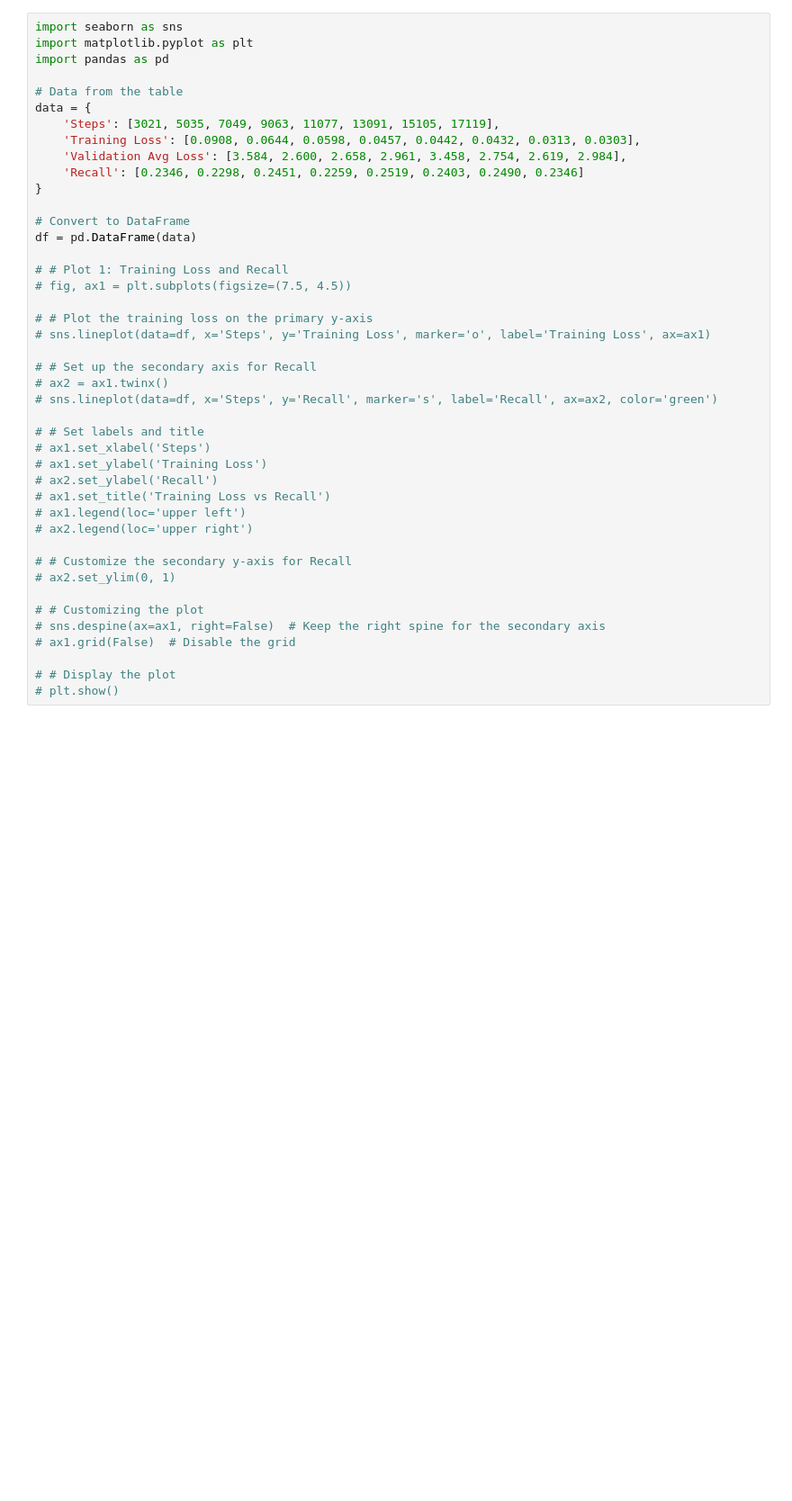
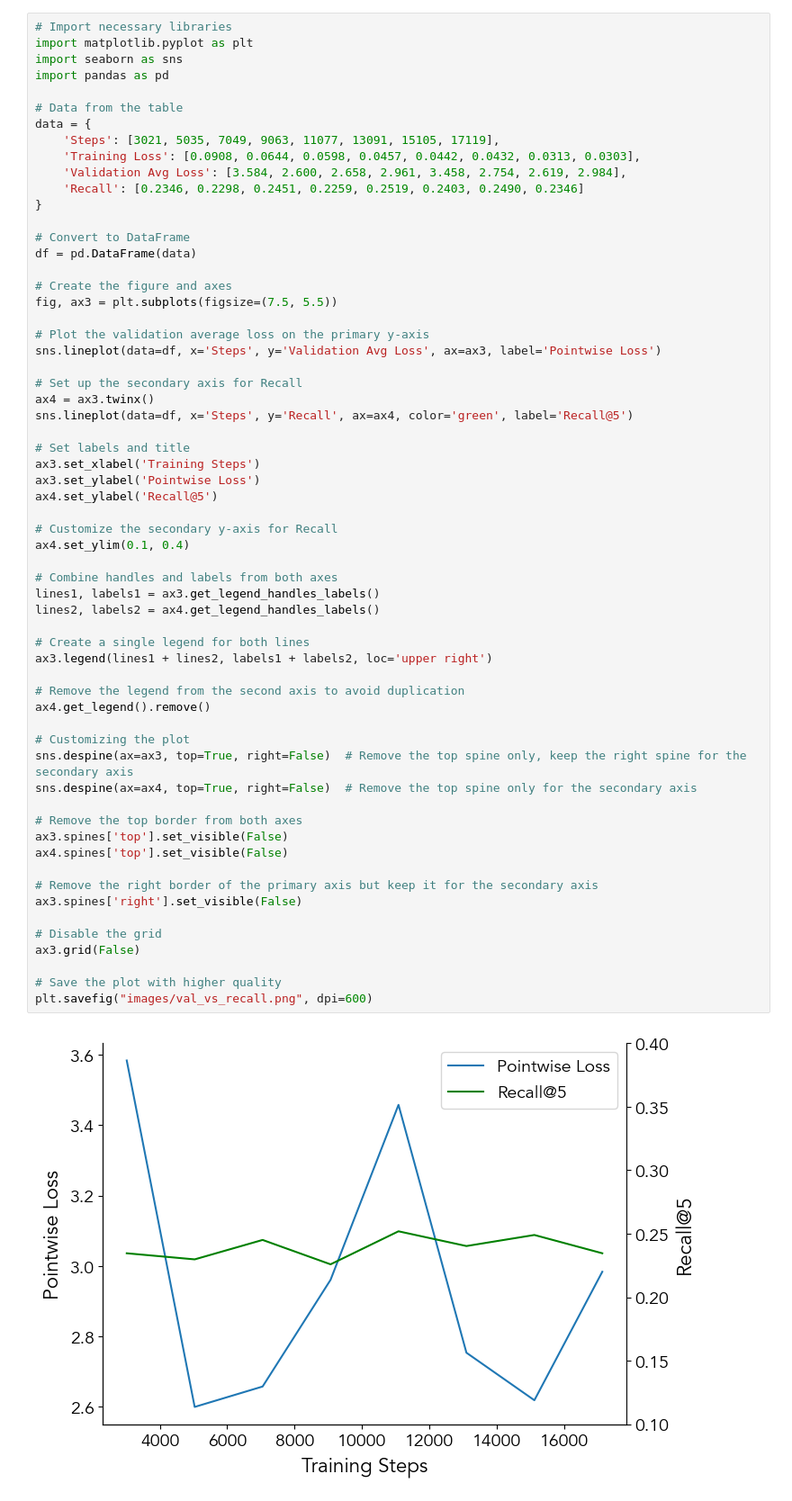
Before and after one commit to felixzhu17/Reranking-Multimodal-Retrievers, a Jupyter notebook: test.ipynb, the cells around one changed output. Shown at 90% size. Saved outputs shown, nothing was run; the diff lists cells and outputs as text; blank space fills up the shorter version.

```diff
--- a/test.ipynb
+++ b/test.ipynb
@@ -1,43 +20,63 @@
 # %%
+# Import necessary libraries
+import matplotlib.pyplot as plt
 import seaborn as sns
-import matplotlib.pyplot as plt
 import pandas as pd
 
 # Data from the table
 data = {
     'Steps': [3021, 5035, 7049, 9063, 11077, 13091, 15105, 17119],
     'Training Loss': [0.0908, 0.0644, 0.0598, 0.0457, 0.0442, 0.0432, 0.0313, 0.0303],
     'Validation Avg Loss': [3.584, 2.600, 2.658, 2.961, 3.458, 2.754, 2.619, 2.984],
     'Recall': [0.2346, 0.2298, 0.2451, 0.2259, 0.2519, 0.2403, 0.2490, 0.2346]
 }
 
 # Convert to DataFrame
 df = pd.DataFrame(data)
 
-# # Plot 1: Training Loss and Recall
-# fig, ax1 = plt.subplots(figsize=(7.5, 4.5))
+# Create the figure and axes
+fig, ax3 = plt.subplots(figsize=(7.5, 5.5))
 
-# # Plot the training loss on the primary y-axis
-# sns.lineplot(data=df, x='Steps', y='Training Loss', marker='o', label='Training Loss', ax=ax1)
+# Plot the validation average loss on the primary y-axis
+sns.lineplot(data=df, x='Steps', y='Validation Avg Loss', ax=ax3, label='Pointwise Loss')
 
-# # Set up the secondary axis for Recall
-# ax2 = ax1.twinx()
-# sns.lineplot(data=df, x='Steps', y='Recall', marker='s', label='Recall', ax=ax2, color='green')
+# Set up the secondary axis for Recall
+ax4 = ax3.twinx()
+sns.lineplot(data=df, x='Steps', y='Recall', ax=ax4, color='green', label='Recall@5')
 
-# # Set labels and title
-# ax1.set_xlabel('Steps')
-# ax1.set_ylabel('Training Loss')
-# ax2.set_ylabel('Recall')
-# ax1.set_title('Training Loss vs Recall')
-# ax1.legend(loc='upper left')
-# ax2.legend(loc='upper right')
+# Set labels and title
+ax3.set_xlabel('Training Steps')
+ax3.set_ylabel('Pointwise Loss')
+ax4.set_ylabel('Recall@5')
 
-# # Customize the secondary y-axis for Recall
-# ax2.set_ylim(0, 1)
+# Customize the secondary y-axis for Recall
+ax4.set_ylim(0.1, 0.4)
 
-# # Customizing the plot
-# sns.despine(ax=ax1, right=False)  # Keep the right spine for the secondary axis
-# ax1.grid(False)  # Disable the grid
+# Combine handles and labels from both axes
+lines1, labels1 = ax3.get_legend_handles_labels()
+lines2, labels2 = ax4.get_legend_handles_labels()
 
-# # Display the plot
-# plt.show()
+# Create a single legend for both lines
+ax3.legend(lines1 + lines2, labels1 + labels2, loc='upper right')
+
+# Remove the legend from the second axis to avoid duplication
+ax4.get_legend().remove()
+
+# Customizing the plot
+sns.despine(ax=ax3, top=True, right=False)  # Remove the top spine only, keep the right spine for the secondary axis
+sns.despine(ax=ax4, top=True, right=False)  # Remove the top spine only for the secondary axis
+
+# Remove the top border from both axes
+ax3.spines['top'].set_visible(False)
+ax4.spines['top'].set_visible(False)
+
+# Remove the right border of the primary axis but keep it for the secondary axis
+ax3.spines['right'].set_visible(False)
+
+# Disable the grid
+ax3.grid(False)
+
+# Save the plot with higher quality
+plt.savefig("images/val_vs_recall.png", dpi=600)
+# %% [output]
+[figure, added]
```
Also changed, not shown: parts of 24 cells of this notebook, 35 other files.
